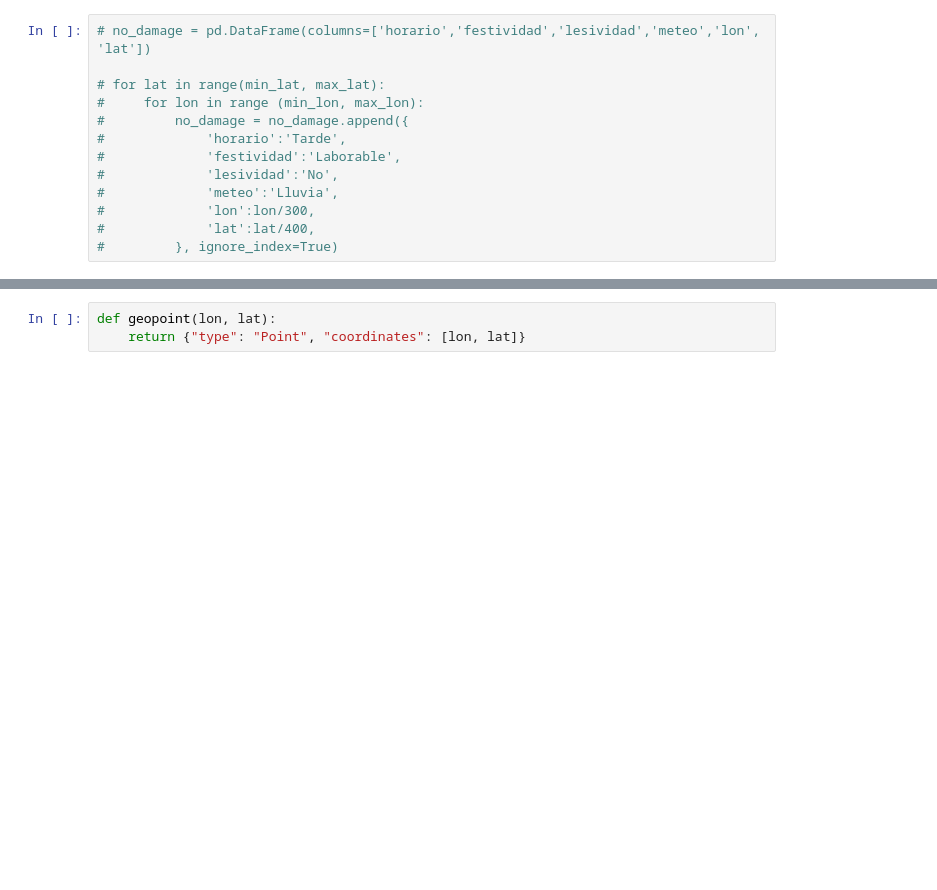
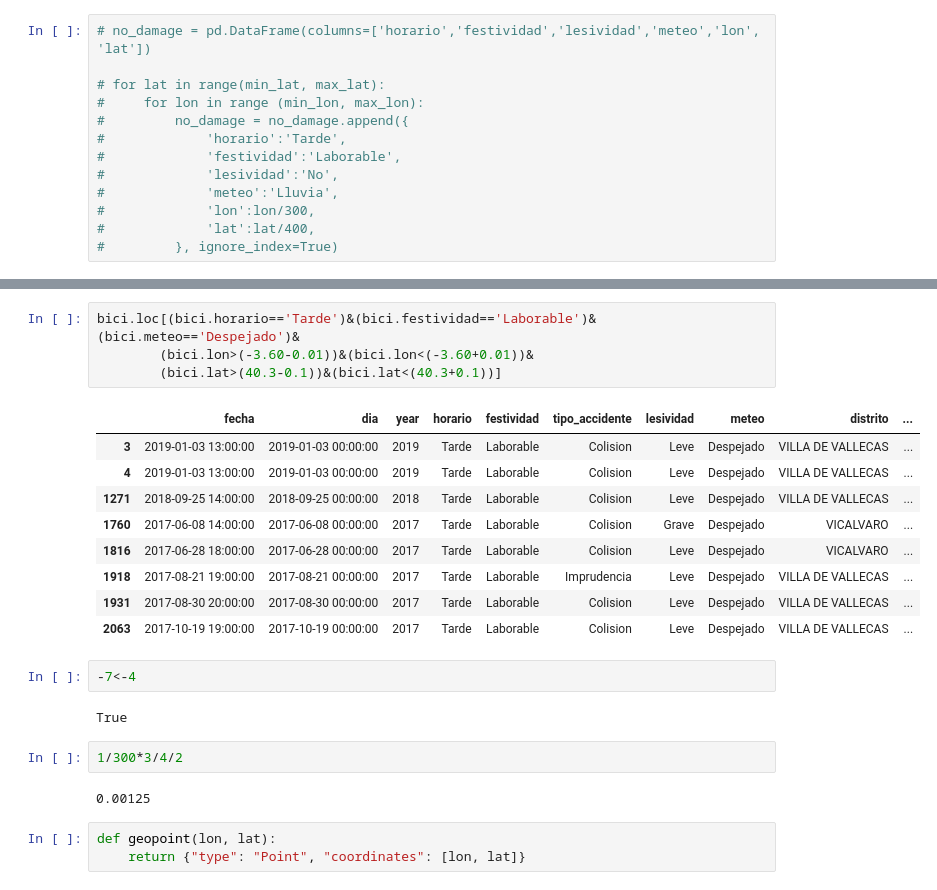
Before and after one commit to Ovion/Plan-B, a Jupyter notebook: input/clean_data/no_damage_Untitled.ipynb, the cells around one changed output, grey strips where cells are left out. Cells and saved outputs as stored; diff of their text form; blank space fills up the shorter version.

```diff
--- a/input/clean_data/no_damage_Untitled.ipynb
+++ b/input/clean_data/no_damage_Untitled.ipynb
@@ -84,3 +116,25 @@ no_damage.shape
+# %%
+bici.loc[(bici.horario=='Tarde')&(bici.festividad=='Laborable')&(bici.meteo=='Despejado')&
+        (bici.lon>(-3.60-0.01))&(bici.lon<(-3.60+0.01))&
+        (bici.lat>(40.3-0.1))&(bici.lat<(40.3+0.1))]
+# %% [output]
+|  | fecha | dia | year | horario | festividad | tipo_accidente | lesividad | meteo | distrito | ... |
+| 3 | 2019-01-03 13:00:00 | 2019-01-03 00:00:00 | 2019 | Tarde | Laborable | Colision | Leve | Despejado | VILLA DE VALLECAS | ... |
+| 4 | 2019-01-03 13:00:00 | 2019-01-03 00:00:00 | 2019 | Tarde | Laborable | Colision | Leve | Despejado | VILLA DE VALLECAS | ... |
+| 1271 | 2018-09-25 14:00:00 | 2018-09-25 00:00:00 | 2018 | Tarde | Laborable | Colision | Leve | Despejado | VILLA DE VALLECAS | ... |
+| 1760 | 2017-06-08 14:00:00 | 2017-06-08 00:00:00 | 2017 | Tarde | Laborable | Colision | Grave | Despejado | VICALVARO | ... |
+| 1816 | 2017-06-28 18:00:00 | 2017-06-28 00:00:00 | 2017 | Tarde | Laborable | Colision | Leve | Despejado | VICALVARO | ... |
+| 1918 | 2017-08-21 19:00:00 | 2017-08-21 00:00:00 | 2017 | Tarde | Laborable | Imprudencia | Leve | Despejado | VILLA DE VALLECAS | ... |
+| 1931 | 2017-08-30 20:00:00 | 2017-08-30 00:00:00 | 2017 | Tarde | Laborable | Colision | Leve | Despejado | VILLA DE VALLECAS | ... |
+| 2063 | 2017-10-19 19:00:00 | 2017-10-19 00:00:00 | 2017 | Tarde | Laborable | Colision | Leve | Despejado | VILLA DE VALLECAS | ... |
+# %%
+-7<-4
+# %% [output]
+True
+# %%
+1/300*3/4/2
+# %% [output]
+0.00125
 # %%
 def geopoint(lon, lat):
     return {"type": "Point", "coordinates": [lon, lat]}
```
Also changed, not shown: parts of 10 cells of this notebook.
